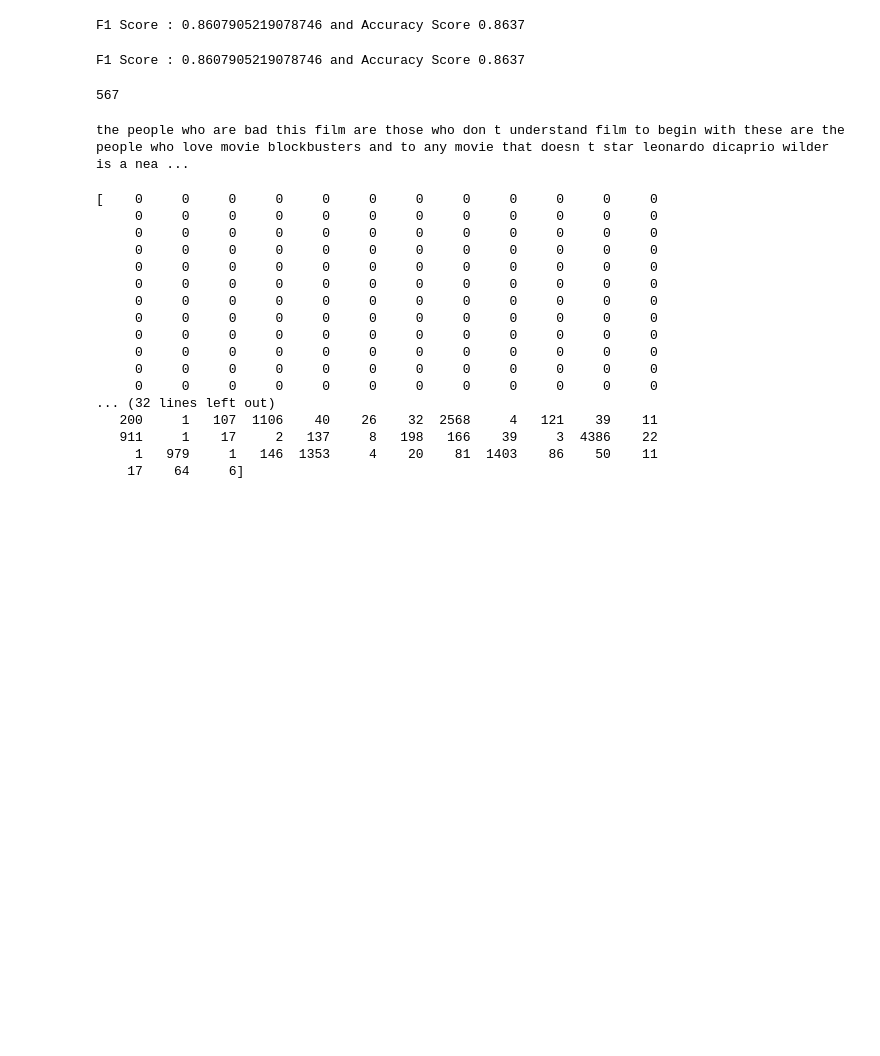
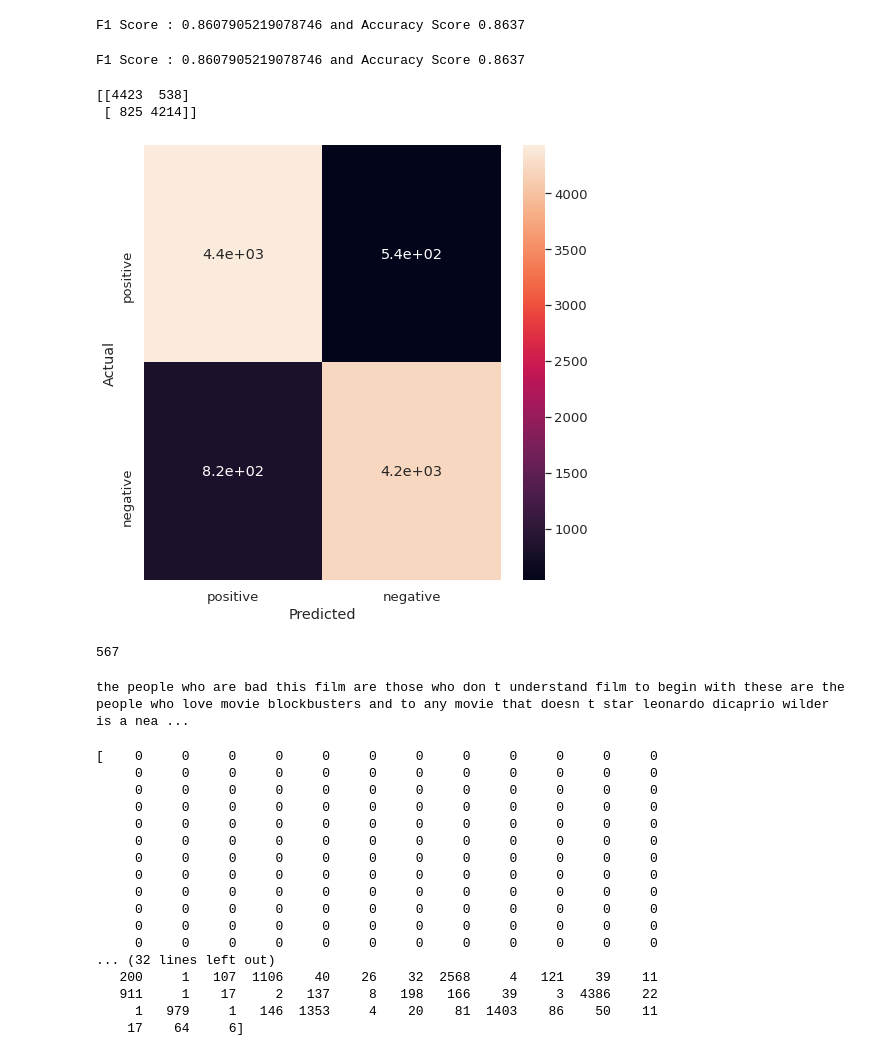
Before and after one commit to JeremiahKamama/Spacy-Analysis, a Jupyter notebook: analysis.ipynb, the cells around one changed output. Cells and saved outputs as stored; diff of their text form; code cells hidden in the pictures; blank space fills up the shorter version.

```diff
--- a/analysis.ipynb
+++ b/analysis.ipynb
@@ -183,6 +188,20 @@ f1 = f1_score(y_test,y_pred)
 print(f"F1 Score : {f1} and Accuracy Score {accuracy}")
 # %% [output]
 F1 Score : 0.8607905219078746 and Accuracy Score 0.8637
+# %%
+cm = confusion_matrix(y_test,y_pred)
+print(cm)
+# %% [output]
+[[4423  538]
+ [ 825 4214]]
+# %%
+plt.figure(figsize = (8,8))
+sns.heatmap(cm, annot=True, xticklabels = ['positive','negative'] , yticklabels = ['positive','negative'])
+plt.xlabel("Predicted")
+plt.ylabel("Actual")
+plt.show()
+# %% [output]
+[figure, added]
 # %%
 imdb = imdb['review']
 # %%
```
Also changed, not shown: parts of 34 cells of this notebook.
